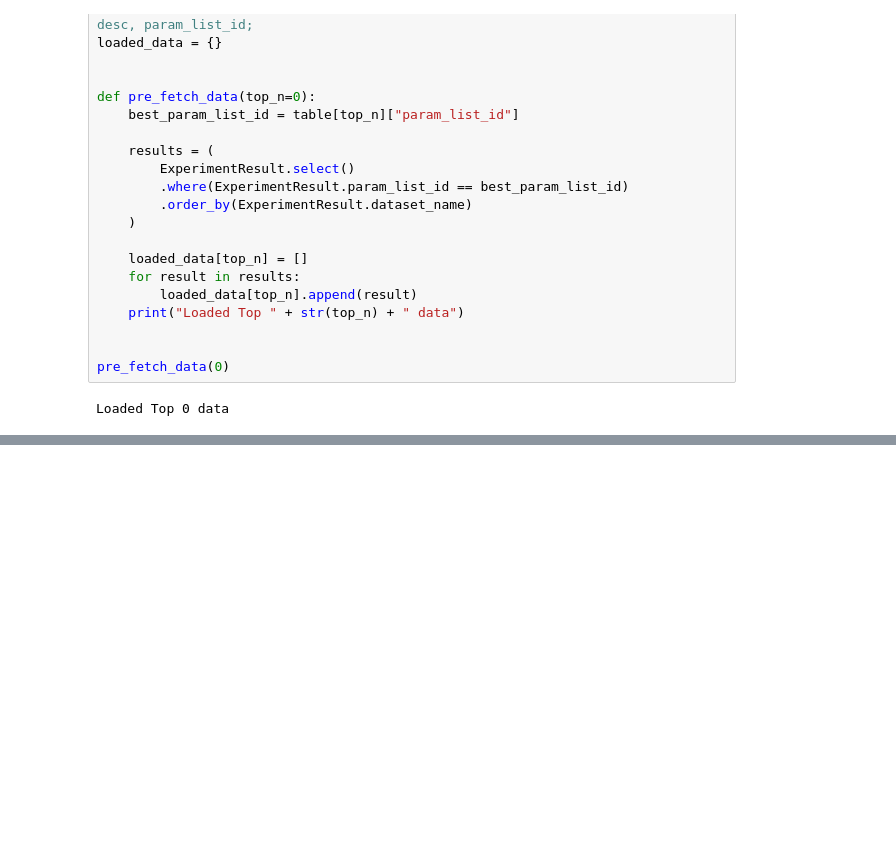
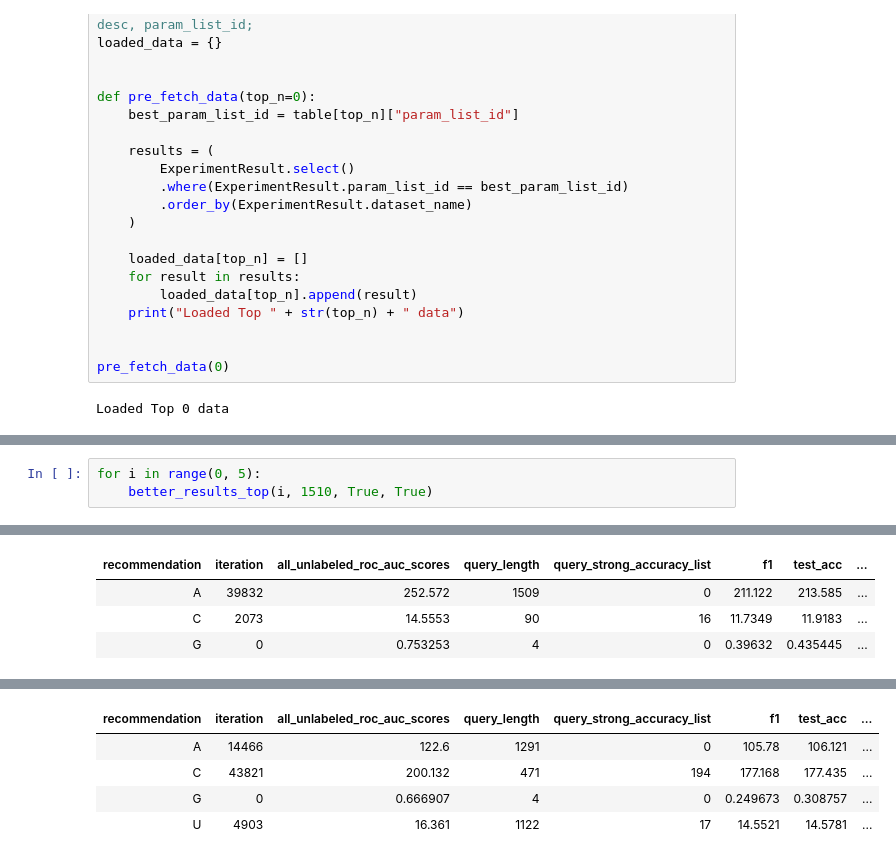
Before and after one commit to jgonsior/DS20-WeakAL, a Jupyter notebook: display_random_search_results_dwtc.ipynb, the cells around one changed output, grey strips where cells are left out. Cells and saved outputs as stored; diff of their text form; blank space fills up the shorter version.

```diff
--- a/display_random_search_results_dwtc.ipynb
+++ b/display_random_search_results_dwtc.ipynb
@@ -462,0 +584,4 @@ pd.DataFrame(data)
+# %%
+for i in range(0, 5):
+    better_results_top(i, 1510, True, True)
+# %% [output]
@@ -462,0 +590,4 @@ pd.DataFrame(data)
+| recommendation | iteration | all_unlabeled_roc_auc_scores | query_length | query_strong_accuracy_list | f1 | test_acc | ... |
+| A | 39832 | 252.572 | 1509 | 0 | 211.122 | 213.585 | ... |
+| C | 2073 | 14.5553 | 90 | 16 | 11.7349 | 11.9183 | ... |
+| G | 0 | 0.753253 | 4 | 0 | 0.39632 | 0.435445 | ... |
@@ -462,0 +596,5 @@ pd.DataFrame(data)
+| recommendation | iteration | all_unlabeled_roc_auc_scores | query_length | query_strong_accuracy_list | f1 | test_acc | ... |
+| A | 14466 | 122.6 | 1291 | 0 | 105.78 | 106.121 | ... |
+| C | 43821 | 200.132 | 471 | 194 | 177.168 | 177.435 | ... |
+| G | 0 | 0.666907 | 4 | 0 | 0.249673 | 0.308757 | ... |
+| U | 4903 | 16.361 | 1122 | 17 | 14.5521 | 14.5781 | ... |
```
Also changed, not shown: parts of 7 cells of this notebook, 5 other files.
